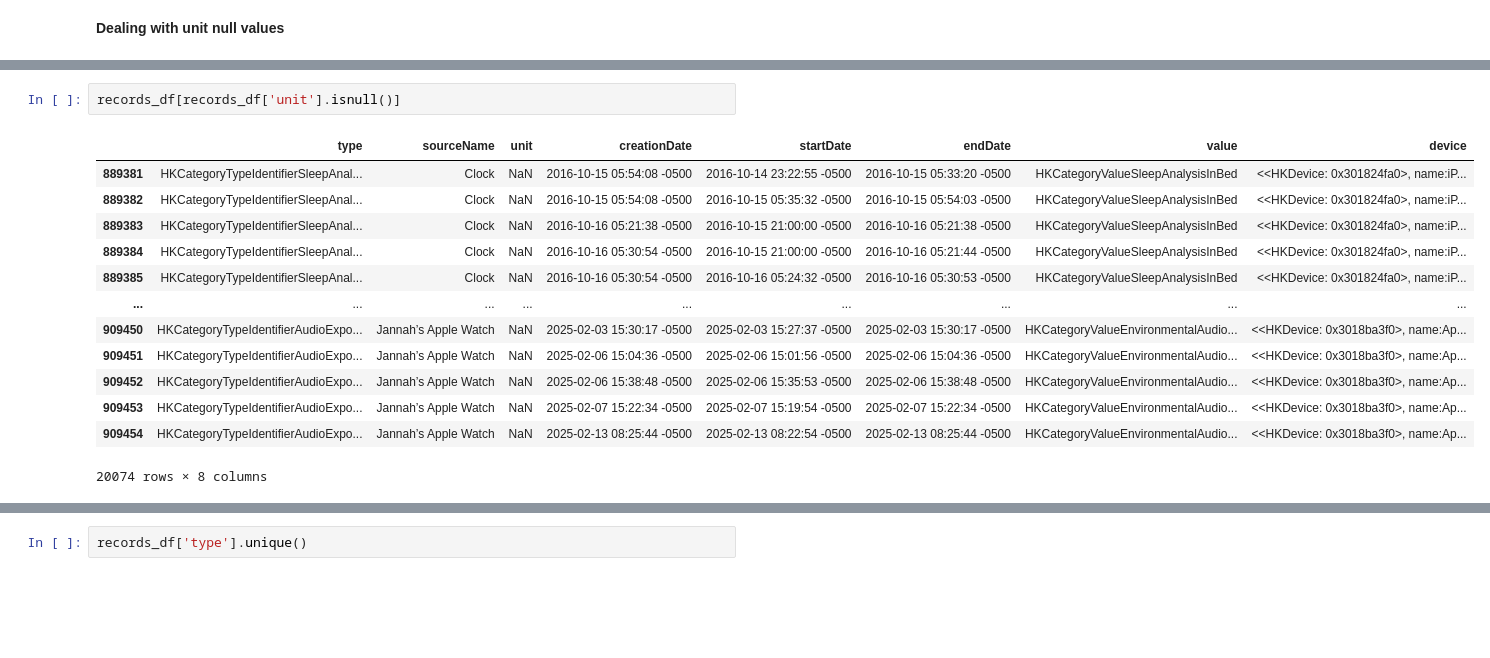
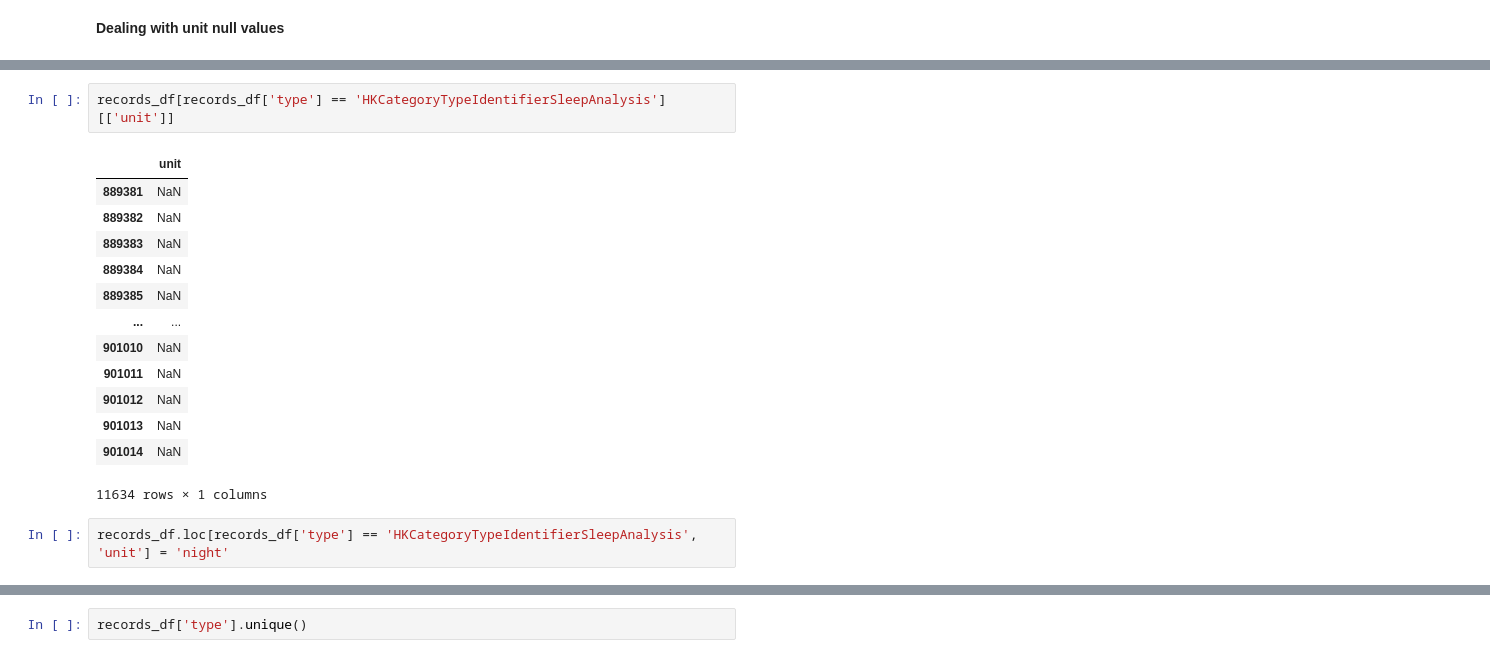
Before and after one commit to YomnaElmousalami/AppleHealthData_Analysis, a Jupyter notebook: Analyze_Sis_health_Data.ipynb, the cells around one changed output, grey strips where cells are left out. Drawn from its saved outputs; the diff is of its cells as text; blank space fills up the shorter version.

```diff
--- a/Analyze_Sis_health_Data.ipynb
+++ b/Analyze_Sis_health_Data.ipynb
@@ -150,17 +193,19 @@ records_df.drop('sourceVersion', axis=1, inplace=True)
 # %%
-records_df[records_df['unit'].isnull()]
+records_df[records_df['type'] == 'HKCategoryTypeIdentifierSleepAnalysis'][['unit']]
 # %% [output]
-|  | type | sourceName | unit | creationDate | startDate | endDate | value | device |
-| 889381 | HKCategoryTypeIdentifierSleepAnal... | Clock | NaN | 2016-10-15 05:54:08 -0500 | 2016-10-14 23:22:55 -0500 | 2016-10-15 05:33:20 -0500 | HKCategoryValueSleepAnalysisInBed | <<HKDevice: 0x301824fa0>, name:iP... |
-| 889382 | HKCategoryTypeIdentifierSleepAnal... | Clock | NaN | 2016-10-15 05:54:08 -0500 | 2016-10-15 05:35:32 -0500 | 2016-10-15 05:54:03 -0500 | HKCategoryValueSleepAnalysisInBed | <<HKDevice: 0x301824fa0>, name:iP... |
-| 889383 | HKCategoryTypeIdentifierSleepAnal... | Clock | NaN | 2016-10-16 05:21:38 -0500 | 2016-10-15 21:00:00 -0500 | 2016-10-16 05:21:38 -0500 | HKCategoryValueSleepAnalysisInBed | <<HKDevice: 0x301824fa0>, name:iP... |
-| 889384 | HKCategoryTypeIdentifierSleepAnal... | Clock | NaN | 2016-10-16 05:30:54 -0500 | 2016-10-15 21:00:00 -0500 | 2016-10-16 05:21:44 -0500 | HKCategoryValueSleepAnalysisInBed | <<HKDevice: 0x301824fa0>, name:iP... |
-| 889385 | HKCategoryTypeIdentifierSleepAnal... | Clock | NaN | 2016-10-16 05:30:54 -0500 | 2016-10-16 05:24:32 -0500 | 2016-10-16 05:30:53 -0500 | HKCategoryValueSleepAnalysisInBed | <<HKDevice: 0x301824fa0>, name:iP... |
-| ... | ... | ... | ... | ... | ... | ... | ... | ... |
-| 909450 | HKCategoryTypeIdentifierAudioExpo... | Jannah’s Apple Watch | NaN | 2025-02-03 15:30:17 -0500 | 2025-02-03 15:27:37 -0500 | 2025-02-03 15:30:17 -0500 | HKCategoryValueEnvironmentalAudio... | <<HKDevice: 0x3018ba3f0>, name:Ap... |
-| 909451 | HKCategoryTypeIdentifierAudioExpo... | Jannah’s Apple Watch | NaN | 2025-02-06 15:04:36 -0500 | 2025-02-06 15:01:56 -0500 | 2025-02-06 15:04:36 -0500 | HKCategoryValueEnvironmentalAudio... | <<HKDevice: 0x3018ba3f0>, name:Ap... |
-| 909452 | HKCategoryTypeIdentifierAudioExpo... | Jannah’s Apple Watch | NaN | 2025-02-06 15:38:48 -0500 | 2025-02-06 15:35:53 -0500 | 2025-02-06 15:38:48 -0500 | HKCategoryValueEnvironmentalAudio... | <<HKDevice: 0x3018ba3f0>, name:Ap... |
-| 909453 | HKCategoryTypeIdentifierAudioExpo... | Jannah’s Apple Watch | NaN | 2025-02-07 15:22:34 -0500 | 2025-02-07 15:19:54 -0500 | 2025-02-07 15:22:34 -0500 | HKCategoryValueEnvironmentalAudio... | <<HKDevice: 0x3018ba3f0>, name:Ap... |
-| 909454 | HKCategoryTypeIdentifierAudioExpo... | Jannah’s Apple Watch | NaN | 2025-02-13 08:25:44 -0500 | 2025-02-13 08:22:54 -0500 | 2025-02-13 08:25:44 -0500 | HKCategoryValueEnvironmentalAudio... | <<HKDevice: 0x3018ba3f0>, name:Ap... |
+|  | unit |
+| 889381 | NaN |
+| 889382 | NaN |
+| 889383 | NaN |
+| 889384 | NaN |
+| 889385 | NaN |
+| ... | ... |
+| 901010 | NaN |
+| 901011 | NaN |
+| 901012 | NaN |
+| 901013 | NaN |
+| 901014 | NaN |
-20074 rows × 8 columns
+11634 rows × 1 columns
+# %%
+records_df.loc[records_df['type'] == 'HKCategoryTypeIdentifierSleepAnalysis', 'unit'] = 'night'
 # %%
```
Also changed, not shown: parts of 7 cells of this notebook.
